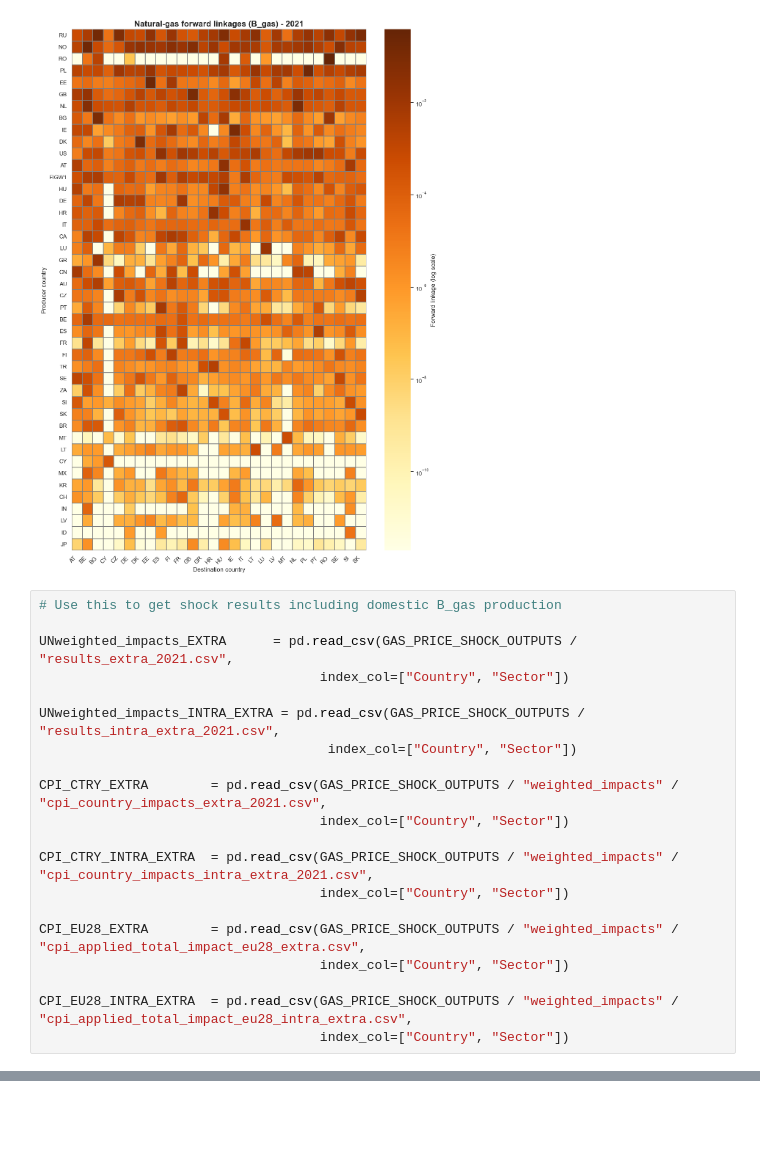
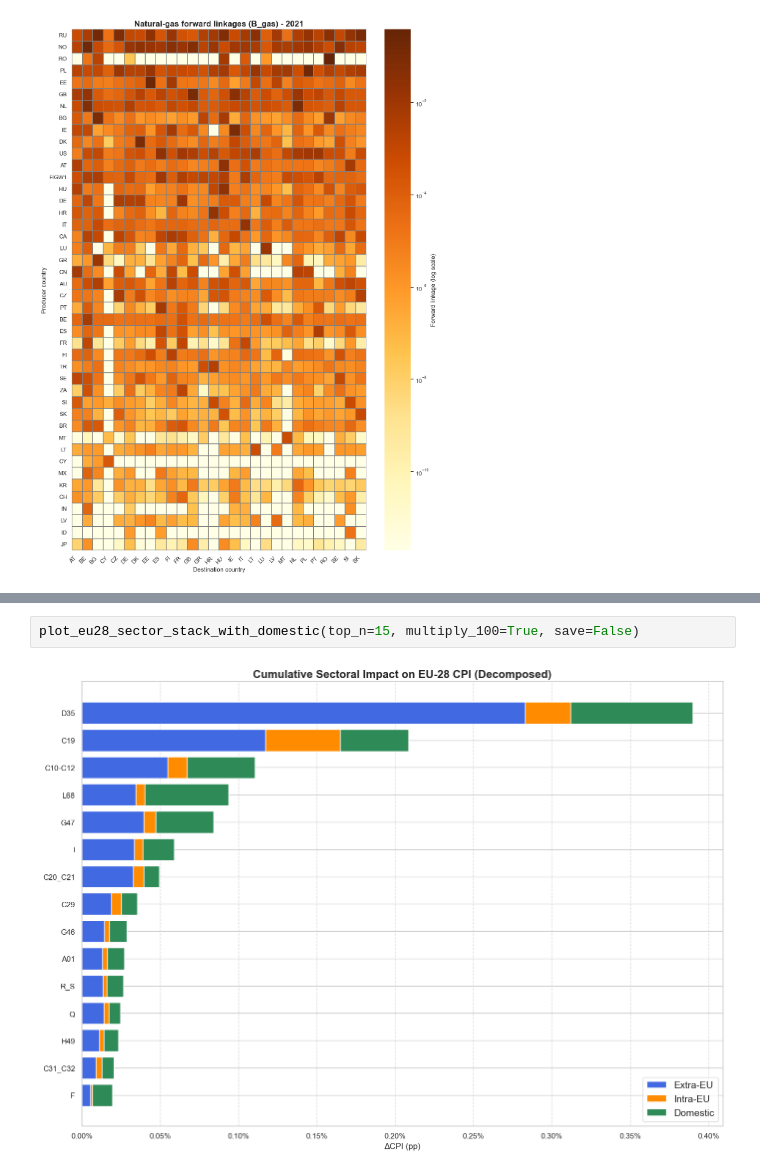
Before and after one commit to DaBurb/Masterthesis-Burbach-Economics, a Jupyter notebook: part_gas_price_shock/visualizations/visualization.ipynb, the cells around one changed output, grey strips where cells are left out. Drawn from its saved outputs; the diff is of its cells as text; blank space fills up the shorter version.

```diff
--- a/part_gas_price_shock/visualizations/visualization.ipynb
+++ b/part_gas_price_shock/visualizations/visualization.ipynb
@@ -560,26 +572,6 @@ plot_gas_flow_heatmap_multiindex(
 # %% [output]
 Saved: C:\Users\danie\Nextcloud\Coding\Masterthesis\part_gas_price_shock\visualizations\Gas_Flow_Heatmap_2021.png
 [figure]
-# %%
-# Use this to get shock results including domestic B_gas production
-
-UNweighted_impacts_EXTRA      = pd.read_csv(GAS_PRICE_SHOCK_OUTPUTS / "results_extra_2021.csv",
-                                    index_col=["Country", "Sector"])
-
-UNweighted_impacts_INTRA_EXTRA = pd.read_csv(GAS_PRICE_SHOCK_OUTPUTS / "results_intra_extra_2021.csv",
-                                     index_col=["Country", "Sector"])
-
-CPI_CTRY_EXTRA        = pd.read_csv(GAS_PRICE_SHOCK_OUTPUTS / "weighted_impacts" / "cpi_country_impacts_extra_2021.csv",
-                                    index_col=["Country", "Sector"])
-
-CPI_CTRY_INTRA_EXTRA  = pd.read_csv(GAS_PRICE_SHOCK_OUTPUTS / "weighted_impacts" / "cpi_country_impacts_intra_extra_2021.csv",
-                                    index_col=["Country", "Sector"])
-
-CPI_EU28_EXTRA        = pd.read_csv(GAS_PRICE_SHOCK_OUTPUTS / "weighted_impacts" / "cpi_applied_total_impact_eu28_extra.csv",
-                                    index_col=["Country", "Sector"])
-
-CPI_EU28_INTRA_EXTRA  = pd.read_csv(GAS_PRICE_SHOCK_OUTPUTS / "weighted_impacts" / "cpi_applied_total_impact_eu28_intra_extra.csv",
-                                    index_col=["Country", "Sector"])
 # %%
 def incl_dom_plot_country_stack_h_sorted(country, *, multiply_100=False):
     code = country.strip().upper()
@@ -885,0 +973,4 @@ Done C:\Users\danie\Nextcloud\Coding\Masterthesis\part_gas_price_shock\visualiza
+# %%
+plot_eu28_sector_stack_with_domestic(top_n=15, multiply_100=True, save=False)
+# %% [output]
+[figure, added]
```
Also changed, not shown: parts of 12 cells of this notebook, 1 other file.
